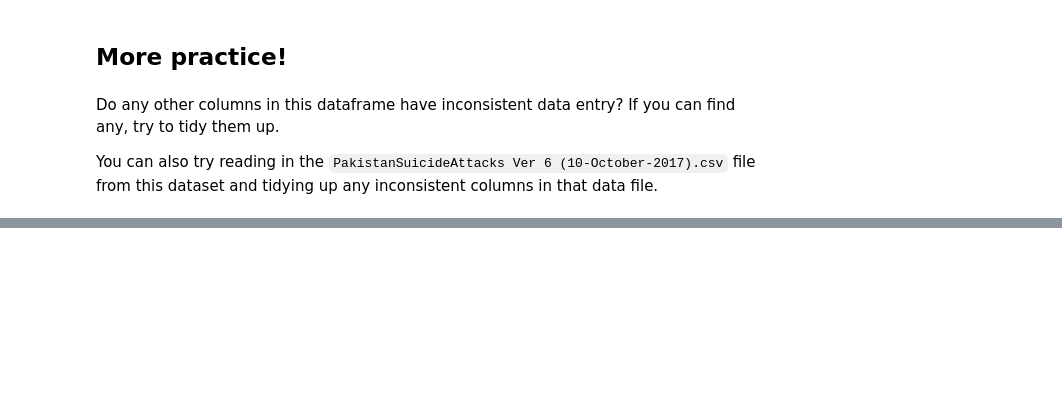
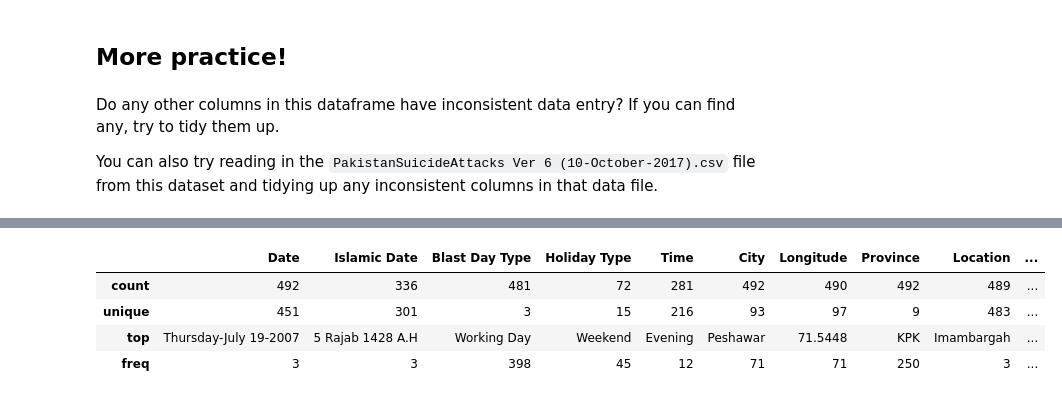
Before and after one commit to jgp-13/kaggle-data-cleaning-challenge, a Jupyter notebook: notebooks/nb5-data-cleaning-challenge-inconsistent-data-entry.ipynb, the cells around one changed output, grey strips where cells are left out. Saved outputs shown, nothing was run; the diff lists cells and outputs as text; code cells hidden in the pictures; blank space fills up the shorter version.

```diff
--- a/notebooks/nb5-data-cleaning-challenge-inconsistent-data-entry.ipynb
+++ b/notebooks/nb5-data-cleaning-challenge-inconsistent-data-entry.ipynb
@@ -224,0 +397,8 @@ You can also try reading in the `PakistanSuicideAttacks Ver 6 (10-October-2017).
+# %%
+df.describe(include= ['category','object'])
+# %% [output]
+|  | Date | Islamic Date | Blast Day Type | Holiday Type | Time | City | Longitude | Province | Location | ... |
+| count | 492 | 336 | 481 | 72 | 281 | 492 | 490 | 492 | 489 | ... |
+| unique | 451 | 301 | 3 | 15 | 216 | 93 | 97 | 9 | 483 | ... |
+| top | Thursday-July 19-2007 | 5 Rajab 1428 A.H | Working Day | Weekend | Evening | Peshawar | 71.5448 | KPK | Imambargah | ... |
+| freq | 3 | 3 | 398 | 45 | 12 | 71 | 71 | 250 | 3 | ... |
```
Also changed, not shown: parts of 49 cells of this notebook, 1 other file.
